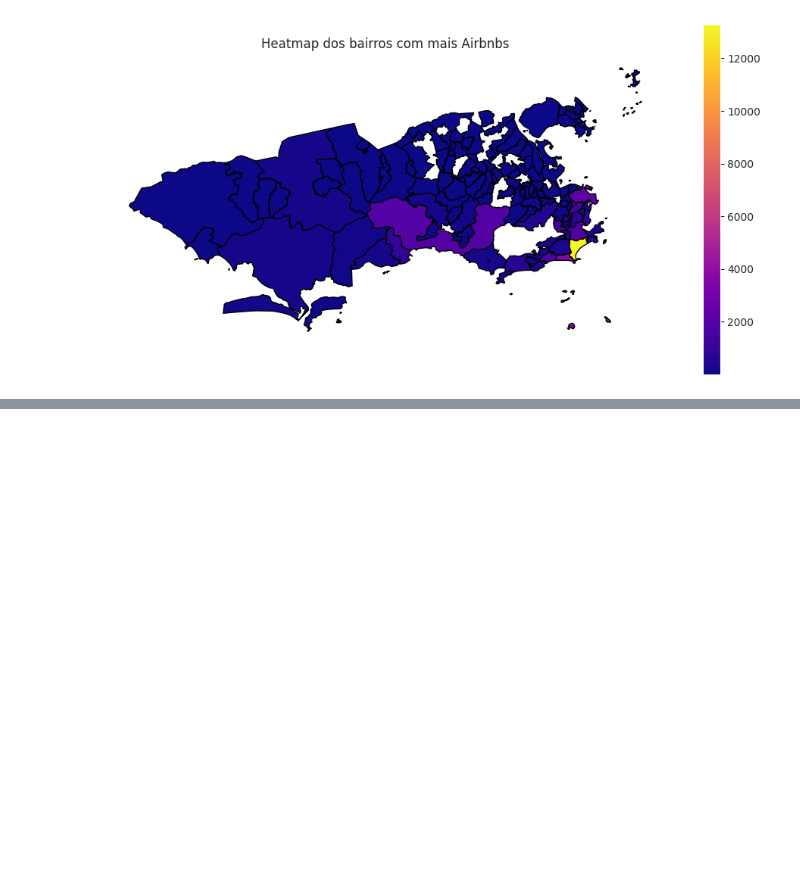
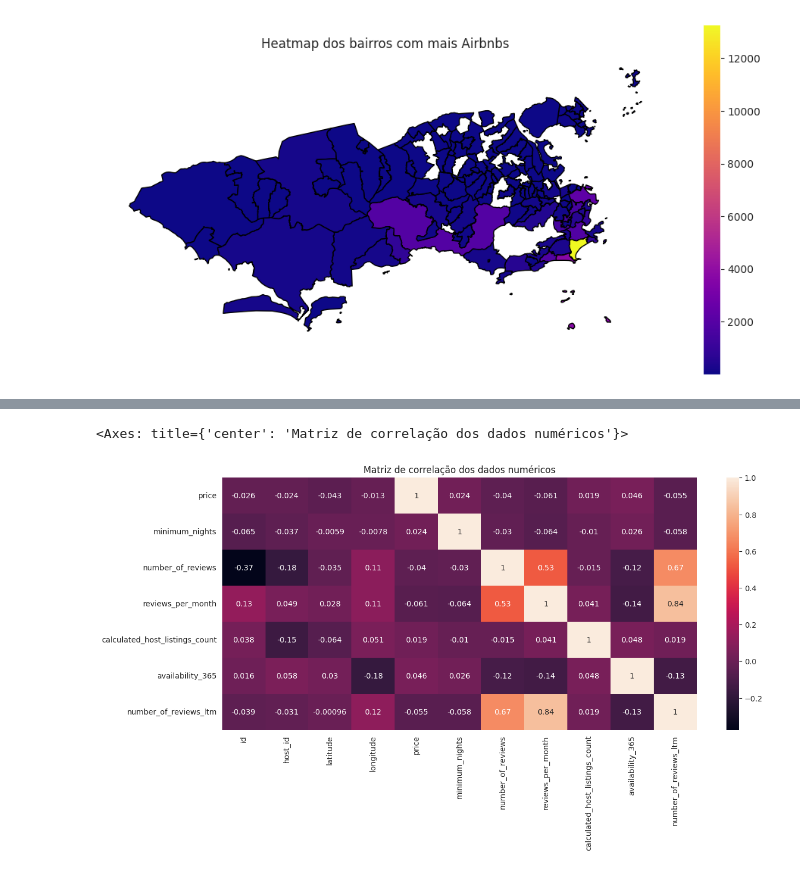
Before and after one commit to pagmaia/datasci-learning-project, a Jupyter notebook: airbnb-analysis.ipynb, the cells around one changed output, grey strips where cells are left out. Cells and saved outputs as stored; diff of their text form; code cells hidden in the pictures; blank space fills up the shorter version.

```diff
--- a/airbnb-analysis.ipynb
+++ b/airbnb-analysis.ipynb
@@ -173,0 +197,10 @@ Text(0.5, 1.0, 'Heatmap dos bairros com mais Airbnbs')
+# %%
+# Matriz de correlação dos dados numéricos
+corr_matrix = data.corr(numeric_only=True)
+corr_matrix = corr_matrix.drop(["id", "host_id", "longitude", "latitude"])
+plt.figure(figsize=(14, 6))
+plt.title("Matriz de correlação dos dados numéricos")
+sns.heatmap(corr_matrix, annot=True)
+# %% [output]
+<Axes: title={'center': 'Matriz de correlação dos dados numéricos'}>
+[figure, added]
```
Also changed, not shown: parts of 3 cells of this notebook.
